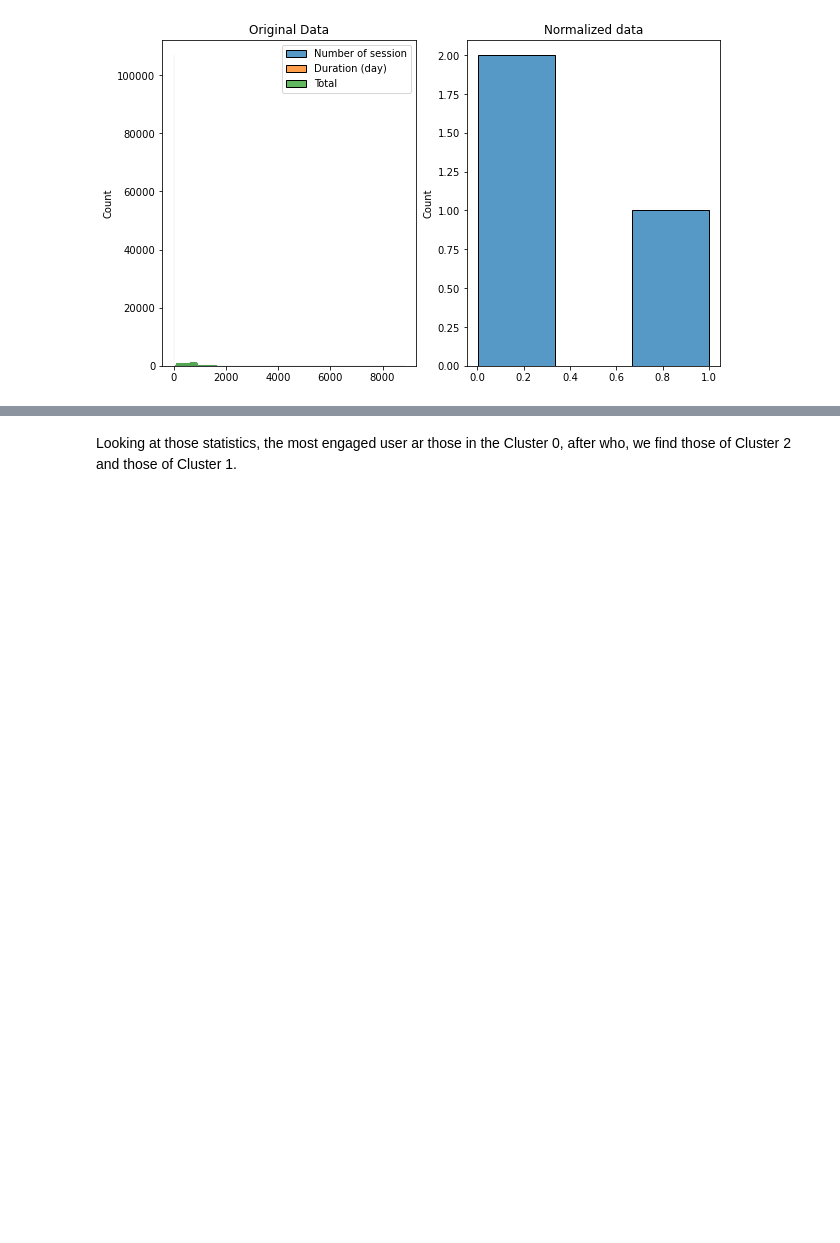
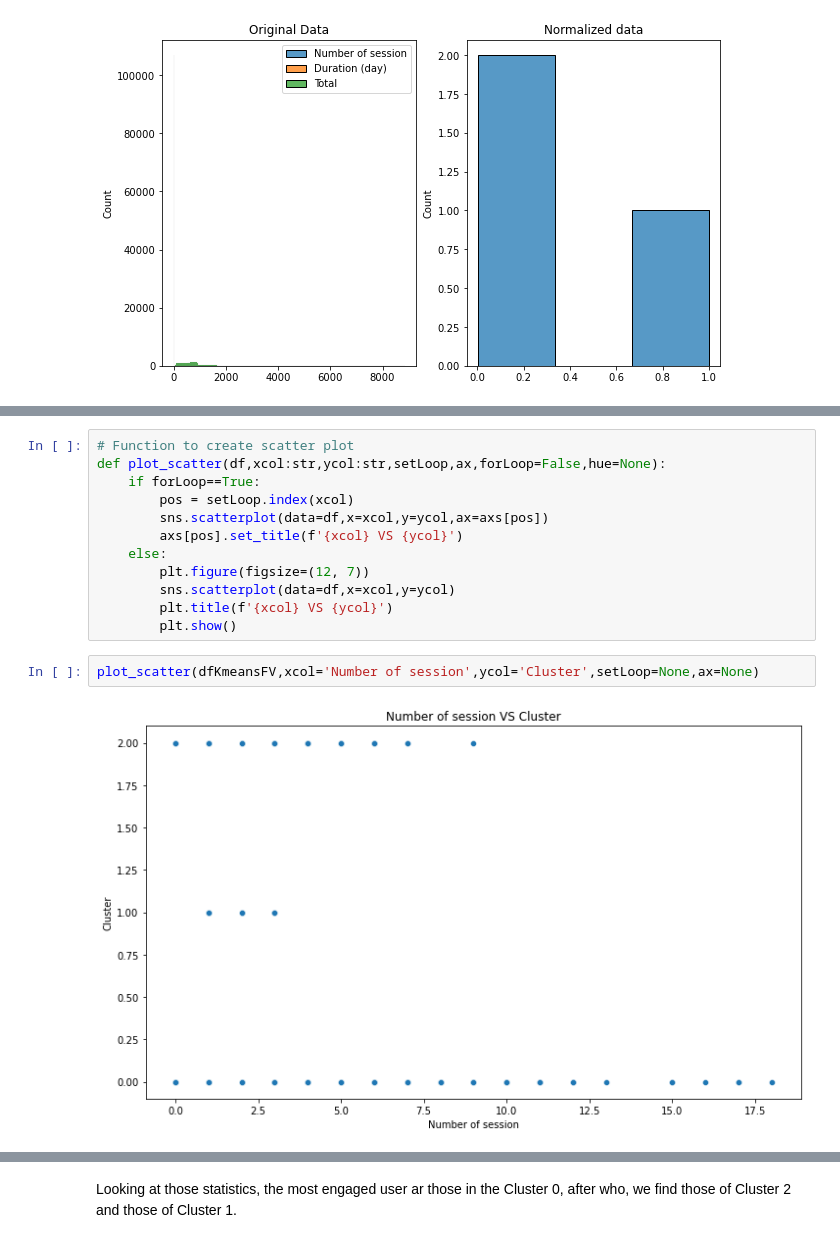
Before and after one commit to sidoine-dako/User-Analytics-Telecom-Industry, a Jupyter notebook: notebook/Task 2 - User Engagement analysis.ipynb, the cells around one changed output, grey strips where cells are left out. Cells and saved outputs as stored; diff of their text form; blank space fills up the shorter version.

```diff
--- a/notebook/Task 2 - User Engagement analysis.ipynb
+++ b/notebook/Task 2 - User Engagement analysis.ipynb
@@ -258,0 +260,16 @@ dfKmeans.groupby('Cluster').sum()
+# %%
+# Function to create scatter plot
+def plot_scatter(df,xcol:str,ycol:str,setLoop,ax,forLoop=False,hue=None):
+    if forLoop==True:
+        pos = setLoop.index(xcol)
+        sns.scatterplot(data=df,x=xcol,y=ycol,ax=axs[pos])
+        axs[pos].set_title(f'{xcol} VS {ycol}')
+    else:
+        plt.figure(figsize=(12, 7))
+        sns.scatterplot(data=df,x=xcol,y=ycol)
+        plt.title(f'{xcol} VS {ycol}')
+        plt.show()
+# %%
+plot_scatter(dfKmeansFV,xcol='Number of session',ycol='Cluster',setLoop=None,ax=None)
+# %% [output]
+[figure, added]
```
Also changed, not shown: parts of 6 cells of this notebook.
